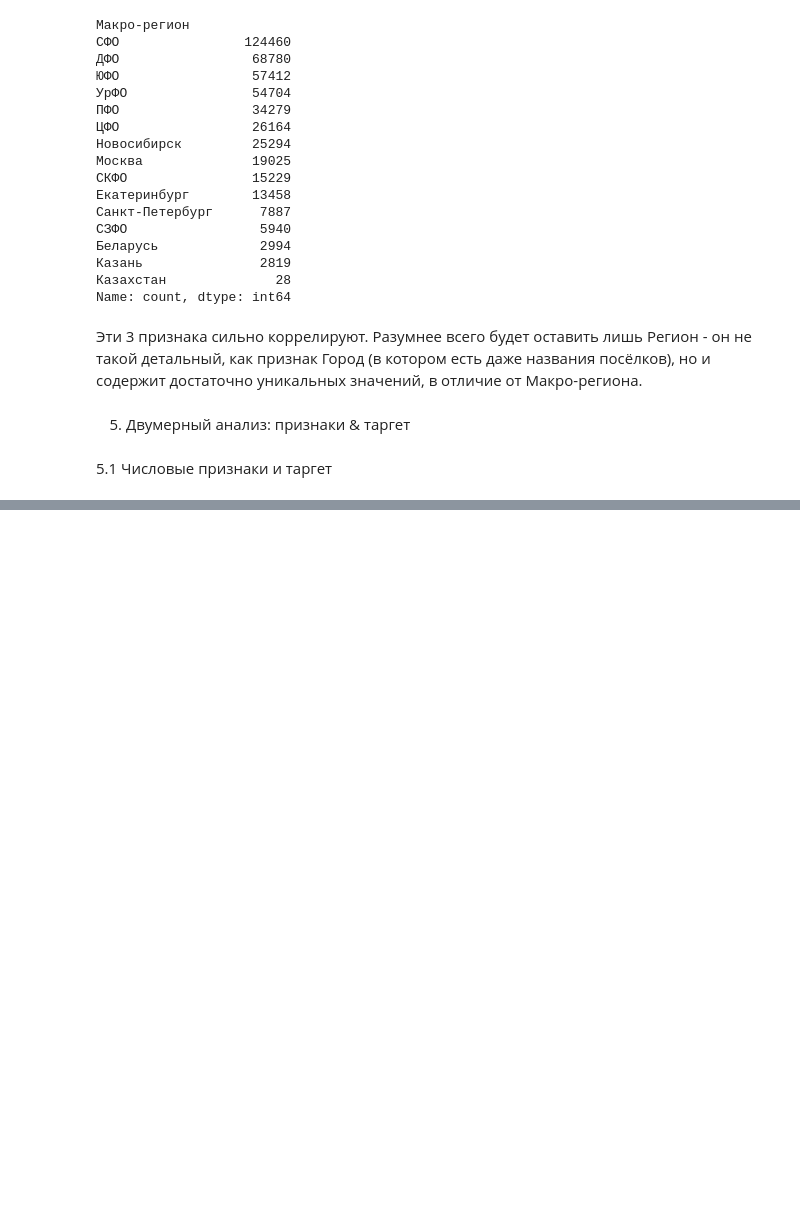
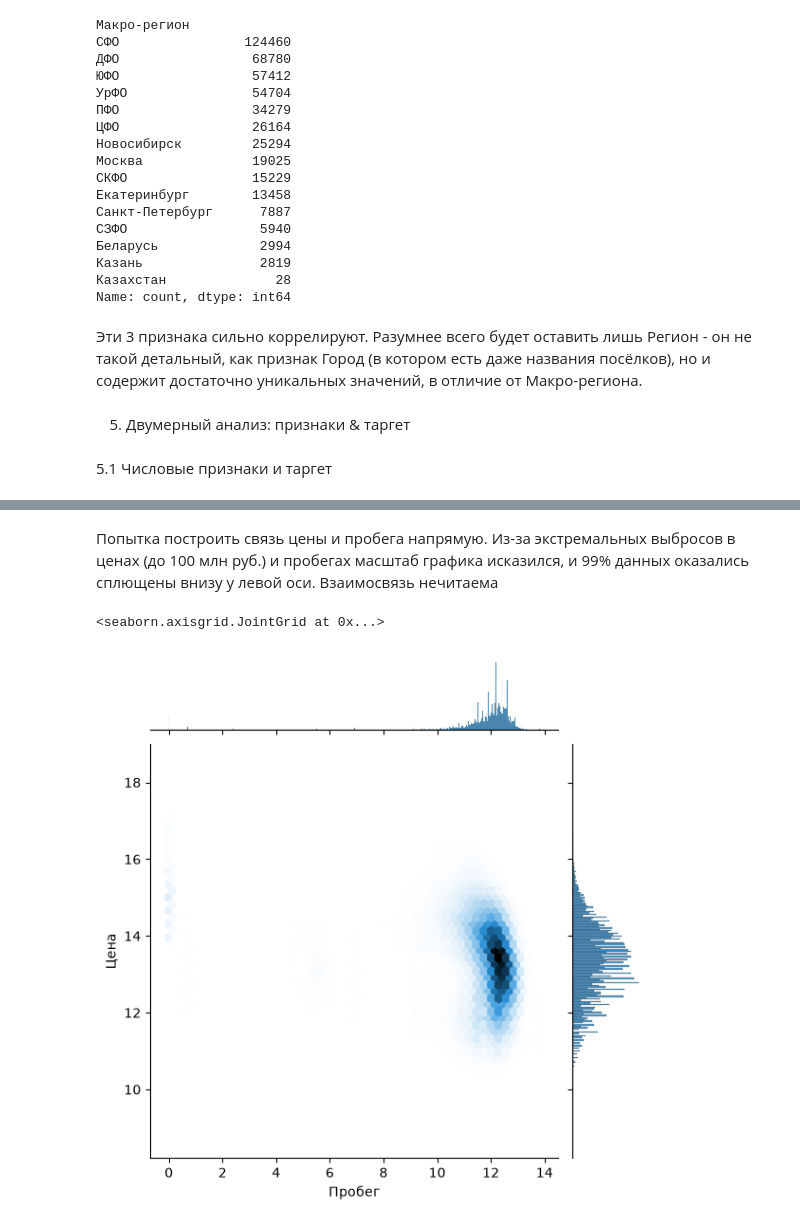
Before and after one commit to deviloon/car-price-analyzer, a Jupyter notebook: notebooks/02_eda_and_features.ipynb, the cells around one changed output, grey strips where cells are left out. Saved outputs shown, nothing was run; the diff lists cells and outputs as text; code cells hidden in the pictures; blank space fills up the shorter version.

```diff
--- a/notebooks/02_eda_and_features.ipynb
+++ b/notebooks/02_eda_and_features.ipynb
@@ -184,0 +192,7 @@ Name: count, dtype: int64
+# %% [markdown]
+Попытка построить связь цены и пробега напрямую. Из-за экстремальных выбросов в ценах (до 100 млн руб.) и пробегах масштаб графика исказился, и 99% данных оказались сплющены внизу у левой оси. Взаимосвязь нечитаема
+# %%
+sns.jointplot(kind='hex', data=df, x=np.log1p(df['Пробег']), y=np.log1p(df['Цена']))
+# %% [output]
+<seaborn.axisgrid.JointGrid at 0x...>
+[figure, added]
```
Also changed, not shown: parts of 9 cells of this notebook.
